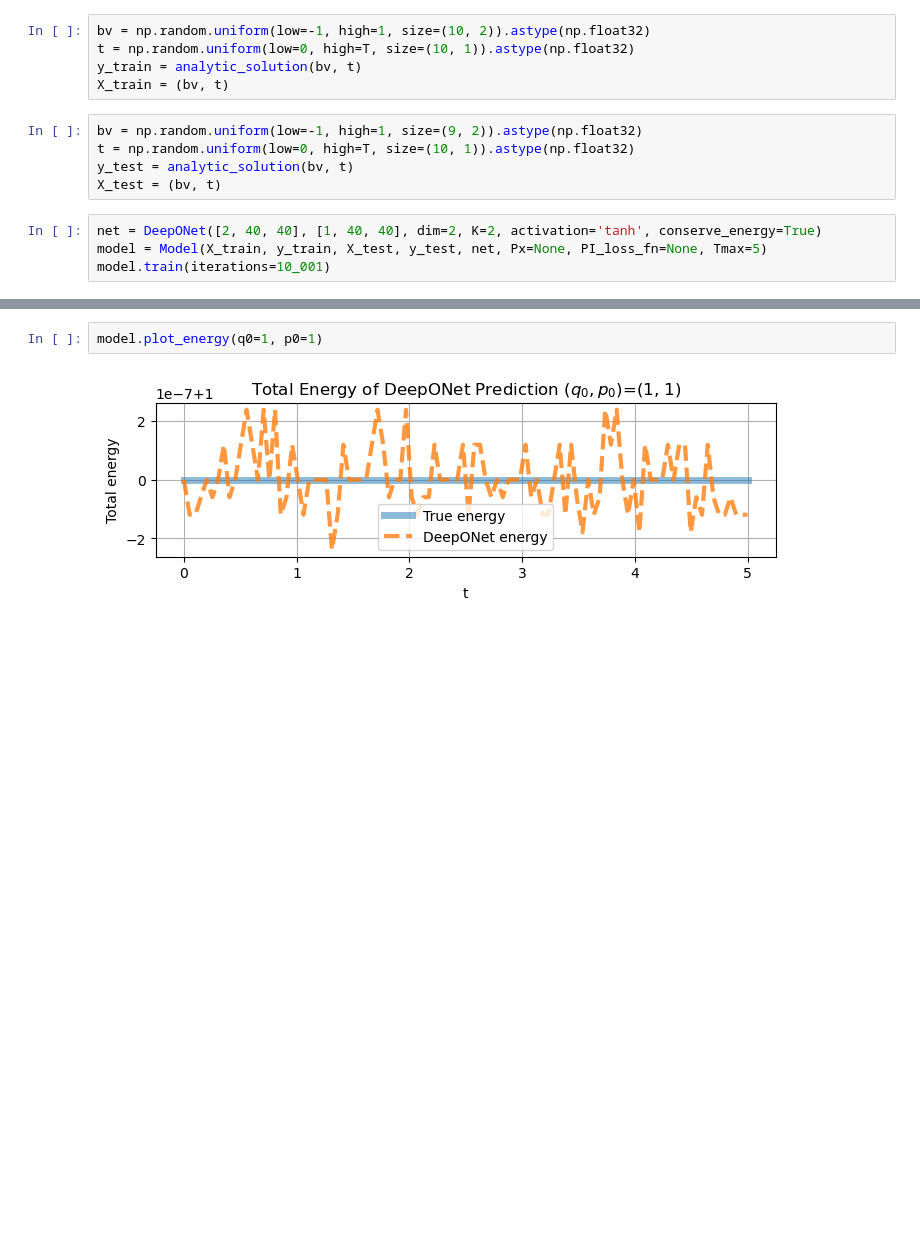
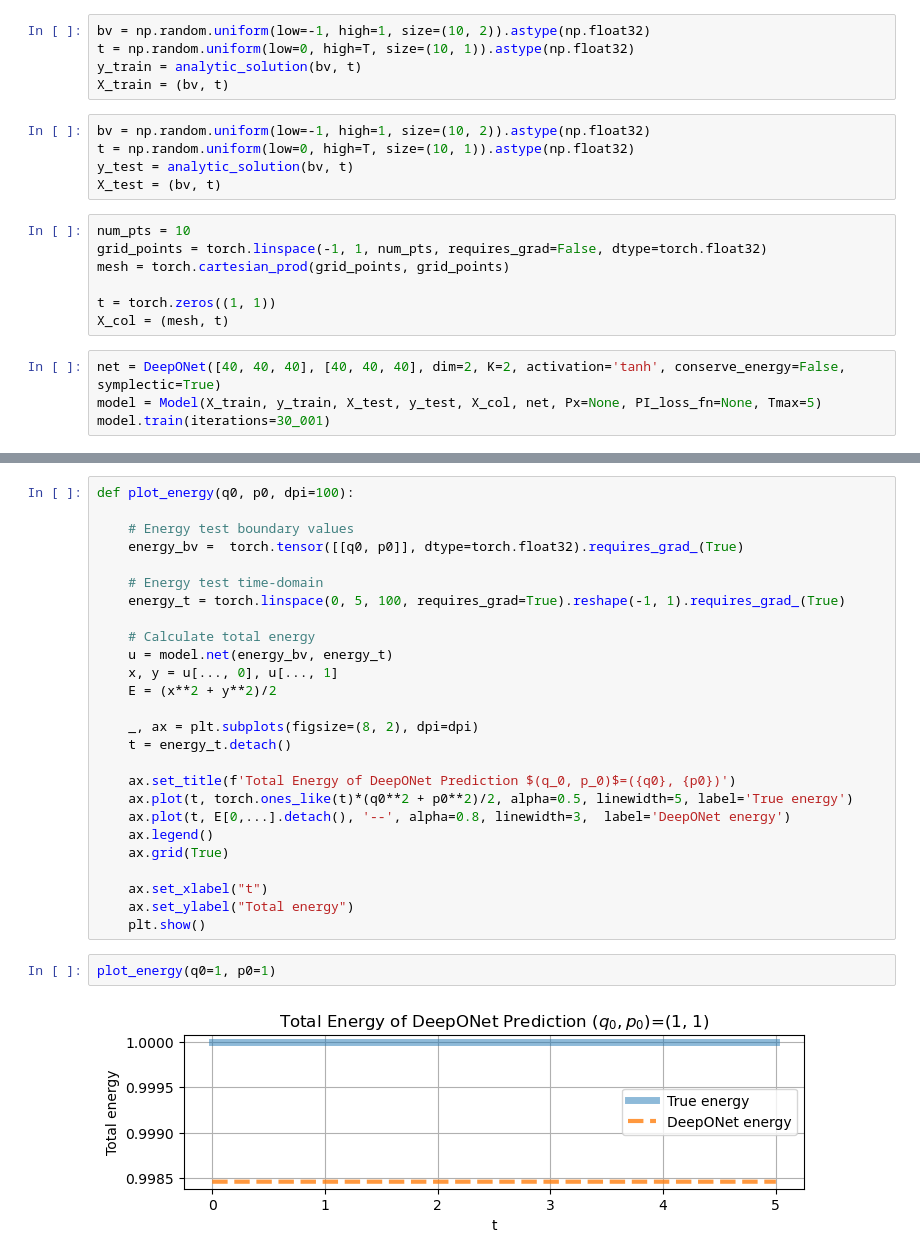
Before and after one commit to johanslettengren/Structure-Preserving-Operator-Learning, a Jupyter notebook: simple_harmonic_oscillator/oscillator.ipynb, the cells around one changed output, grey strips where cells are left out. Cells and saved outputs as stored; diff of their text form; blank space fills up the shorter version.

Commit message:
Symplectic network added

```diff
--- a/simple_harmonic_oscillator/oscillator.ipynb
+++ b/simple_harmonic_oscillator/oscillator.ipynb
@@ -65,13 +65,20 @@ t = np.random.uniform(low=0, high=T, size=(10, 1)).astype(np.float32)
 y_train = analytic_solution(bv, t)
 X_train = (bv, t)
 # %%
-bv = np.random.uniform(low=-1, high=1, size=(9, 2)).astype(np.float32)
+bv = np.random.uniform(low=-1, high=1, size=(10, 2)).astype(np.float32)
 t = np.random.uniform(low=0, high=T, size=(10, 1)).astype(np.float32)
 y_test = analytic_solution(bv, t)
 X_test = (bv, t)
+# %%
+num_pts = 10
+grid_points = torch.linspace(-1, 1, num_pts, requires_grad=False, dtype=torch.float32)
+mesh = torch.cartesian_prod(grid_points, grid_points)
+
+t = torch.zeros((1, 1))
+X_col = (mesh, t)
 # %%
-net = DeepONet([2, 40, 40], [1, 40, 40], dim=2, K=2, activation='tanh', conserve_energy=True)
-model = Model(X_train, y_train, X_test, y_test, net, Px=None, PI_loss_fn=None, Tmax=5)
-model.train(iterations=10_001)
+net = DeepONet([40, 40, 40], [40, 40, 40], dim=2, K=2, activation='tanh', conserve_energy=False, symplectic=True)
+model = Model(X_train, y_train, X_test, y_test, X_col, net, Px=None, PI_loss_fn=None, Tmax=5)
+model.train(iterations=30_001)
 # %% [output]
 Step     Train loss      Test loss
@@ -99,7 +145,33 @@ model.test_symplecticity(T=0, num_pts=50)
+# %%
+def plot_energy(q0, p0, dpi=100):
+
+    # Energy test boundary values
+    energy_bv =  torch.tensor([[q0, p0]], dtype=torch.float32).requires_grad_(True)
+
+    # Energy test time-domain
+    energy_t = torch.linspace(0, 5, 100, requires_grad=True).reshape(-1, 1).requires_grad_(True)
+
+    # Calculate total energy
+    u = model.net(energy_bv, energy_t)
+    x, y = u[..., 0], u[..., 1]
+    E = (x**2 + y**2)/2
+
+    _, ax = plt.subplots(figsize=(8, 2), dpi=dpi)
+    t = energy_t.detach()
+
+    ax.set_title(f'Total Energy of DeepONet Prediction $(q_0, p_0)$=({q0}, {p0})')
+    ax.plot(t, torch.ones_like(t)*(q0**2 + p0**2)/2, alpha=0.5, linewidth=5, label='True energy')
+    ax.plot(t, E[0,...].detach(), '--', alpha=0.8, linewidth=3,  label='DeepONet energy')
+    ax.legend()
+    ax.grid(True)
+
+    ax.set_xlabel("t")
+    ax.set_ylabel("Total energy")
+    plt.show()
 # %%
-model.plot_energy(q0=1, p0=1)
+plot_energy(q0=1, p0=1)
 # %% [output]
-[figure, old version]
+[figure, new version]
 # %%
 model.plot_losshistory()
 # %% [output]
```
Also changed, not shown: parts of 10 cells of this notebook, 9 other files.
